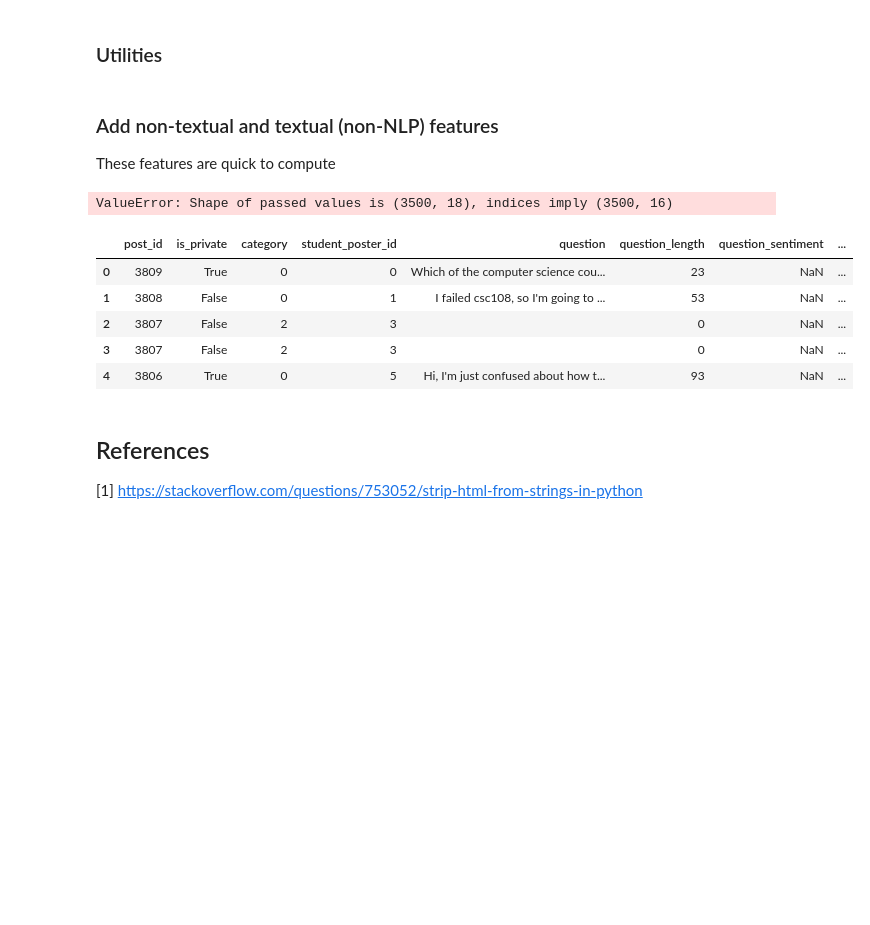
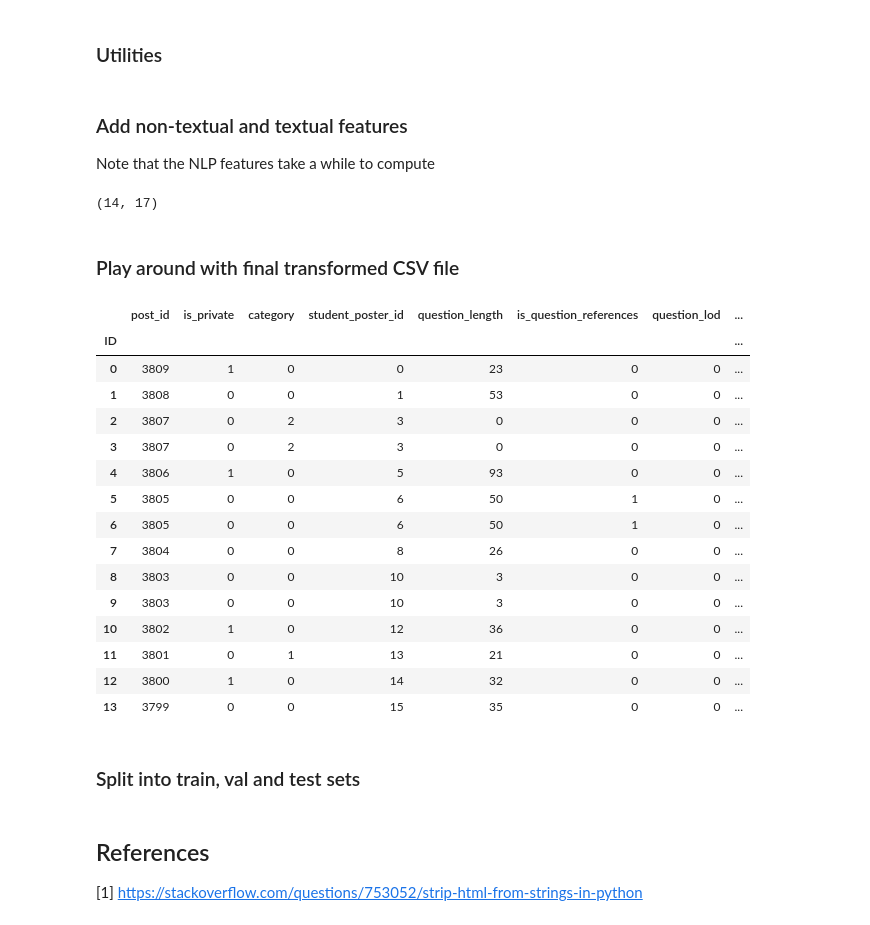
Before and after one commit to PiazzaBot/HelpfulResponses, a Jupyter notebook: data_processing.ipynb, the cells around one changed output. Drawn from its saved outputs; the diff is of its cells as text; code cells hidden in the pictures; blank space fills up the shorter version.

Commit message:
Finish adding q&a sentiment

```diff
--- a/data_processing.ipynb
+++ b/data_processing.ipynb
@@ -479,9 +479,9 @@ def add_answer(augmented_data:List[List], append_row:List, post_row:tuple, poste
 MODEL = "cardiffnlp/twitter-roberta-base-sentiment"
 sentiment_pipeline = pipeline(model=MODEL, max_length=512, truncation=True)
 # %% [markdown]
-### Add non-textual and textual (non-NLP) features
+### Add non-textual and textual features
 
-These features are quick to compute
+Note that the NLP features take a while to compute
 # %%
 from math import isnan
 
@@ -493,9 +493,17 @@ def augment_data(data: DataFrame, folder_set: dict[str, int], add_nlp_features=T
     instructorid_to_int = {}
     num_students, num_instructors = 0, 0
 
+    num_iters = 0
+    num_iters_thresh = 10  # len(data.index)
+    #num_iters_thresh = len(data.index)
+
     #sentiment_pipeline = pipeline(model="cardiffnlp/twitter-roberta-base-sentiment")
 
-    for r in tqdm(data.itertuples(), total=len(data.index), colour='green', desc="Augment csv data"):
+    for r in tqdm(data.itertuples(), total=num_iters_thresh, colour='green', desc="Augment csv data"):
+
+        if num_iters > num_iters_thresh:
+            break
+
 
         new_row = [r.Index]
         new_row.append(r.is_private)
@@ -509,14 +517,14 @@ def augment_data(data: DataFrame, folder_set: dict[str, int], add_nlp_features=T
         new_row.append(studentid_to_int[r.student_poster_name])
         stripped_q = ""
         raw_question = ""
-        question_sentiment = ""
+        question_sentiment = NEUTRAL
         if isinstance(r.question, str):
             stripped_q = strip_tags(r.question)
             raw_question = r.question
             if add_nlp_features:
                 question_sentiment = get_sentiment(stripped_q, sentiment_model) # strip down to 512 tokens
 
-        new_row.append(stripped_q)
+        #new_row.append(stripped_q)
         new_row.append(get_length(stripped_q))
         new_row.append(is_references(stripped_q))
         new_row.append(level_of_detail(raw_question))
@@ -532,9 +540,10 @@ def augment_data(data: DataFrame, folder_set: dict[str, int], add_nlp_features=T
         # add separate rows for student and instructor answer
         num_students += add_answer(augmented_data, deepcopy(new_row), r, studentid_to_int, num_students, STUDENT, add_nlp_features, sentiment_model)
         num_instructors += add_answer(augmented_data, deepcopy(new_row), r, instructorid_to_int, num_instructors, INSTRUCTOR, add_nlp_features, sentiment_model)
-
+        num_iters += 1
 
     augmented_data = np.array(augmented_data)
+    print(augmented_data.shape)
     if add_nlp_features:
         augmented_df = pd.DataFrame(augmented_data, columns=['post_id', 'is_private', 'category', 'student_poster_id',
         'question_length', 'is_question_references', 'question_lod', 'question_sentiment', 'is_followup',
@@ -545,6 +554,7 @@ def augment_data(data: DataFrame, folder_set: dict[str, int], add_nlp_features=T
         'answerer_id', 'answer_length', 'is_answer_references', 'answer_lod', 'response_time',  'reputation', 'is_helpful'])
 
     if save_to_csv:
+        augmented_df.index.name = 'ID'
         augmented_df.to_csv(AUGMENTED_FILEPATH_CSV)
 
 
@@ -553,7 +563,7 @@ def augment_data(data: DataFrame, folder_set: dict[str, int], add_nlp_features=T
 
 csc108_fall2021_categories = {'general': GENERAL, 'lecture': LECTURES, 'lab': ASSIGNMENTS , 'tests/exam': TESTS, 'utm/life/other': GENERAL, 'spatial': ASSIGNMENTS, 'pcrs': ASSIGNMENTS}
 
-augmented_df = augment_data(data, csc108_fall2021_categories, True, sentiment_pipeline)
+augmented_df = augment_data(data, csc108_fall2021_categories, add_nlp_features=True, sentiment_model=sentiment_pipeline)
 #augmented_data[0].shape
 # %% [output]
-ValueError: Shape of passed values is (3500, 18), indices imply (3500, 16)
+(14, 17)
@@ -578,15 +570,30 @@ def add_NLP_features(aug_data: DataFrame, sentiment_model) -> DataFrame:
+# %% [markdown]
+### Play around with final transformed CSV file
 # %%
-#data.head()
+final_data = pd.read_csv(AUGMENTED_FILEPATH_CSV).set_index('ID')
+final_data
 #aug_data.head()
-augmented_df.head()
+#augmented_df.head()
 #augmented_df[augmented_df['response_time'] < 1]
 # %% [output]
-|  | post_id | is_private | category | student_poster_id | question | question_length | question_sentiment | ... |
-| 0 | 3809 | True | 0 | 0 | Which of the computer science cou... | 23 | NaN | ... |
-| 1 | 3808 | False | 0 | 1 | I failed csc108, so I'm going to ... | 53 | NaN | ... |
-| 2 | 3807 | False | 2 | 3 |  | 0 | NaN | ... |
-| 3 | 3807 | False | 2 | 3 |  | 0 | NaN | ... |
-| 4 | 3806 | True | 0 | 5 | Hi, I'm just confused about how t... | 93 | NaN | ... |
+|  | post_id | is_private | category | student_poster_id | question_length | is_question_references | question_lod | ... |
+| ID |  |  |  |  |  |  |  | ... |
+| 0 | 3809 | 1 | 0 | 0 | 23 | 0 | 0 | ... |
+| 1 | 3808 | 0 | 0 | 1 | 53 | 0 | 0 | ... |
+| 2 | 3807 | 0 | 2 | 3 | 0 | 0 | 0 | ... |
+| 3 | 3807 | 0 | 2 | 3 | 0 | 0 | 0 | ... |
+| 4 | 3806 | 1 | 0 | 5 | 93 | 0 | 0 | ... |
+| 5 | 3805 | 0 | 0 | 6 | 50 | 1 | 0 | ... |
+| 6 | 3805 | 0 | 0 | 6 | 50 | 1 | 0 | ... |
+| 7 | 3804 | 0 | 0 | 8 | 26 | 0 | 0 | ... |
+| 8 | 3803 | 0 | 0 | 10 | 3 | 0 | 0 | ... |
+| 9 | 3803 | 0 | 0 | 10 | 3 | 0 | 0 | ... |
+| 10 | 3802 | 1 | 0 | 12 | 36 | 0 | 0 | ... |
+| 11 | 3801 | 0 | 1 | 13 | 21 | 0 | 0 | ... |
+| 12 | 3800 | 1 | 0 | 14 | 32 | 0 | 0 | ... |
+| 13 | 3799 | 0 | 0 | 15 | 35 | 0 | 0 | ... |
+# %% [markdown]
+### Split into train, val and test sets
 # %%
 # a = 0
 # a += False
```
Also changed, not shown: parts of 2 cells of this notebook.
